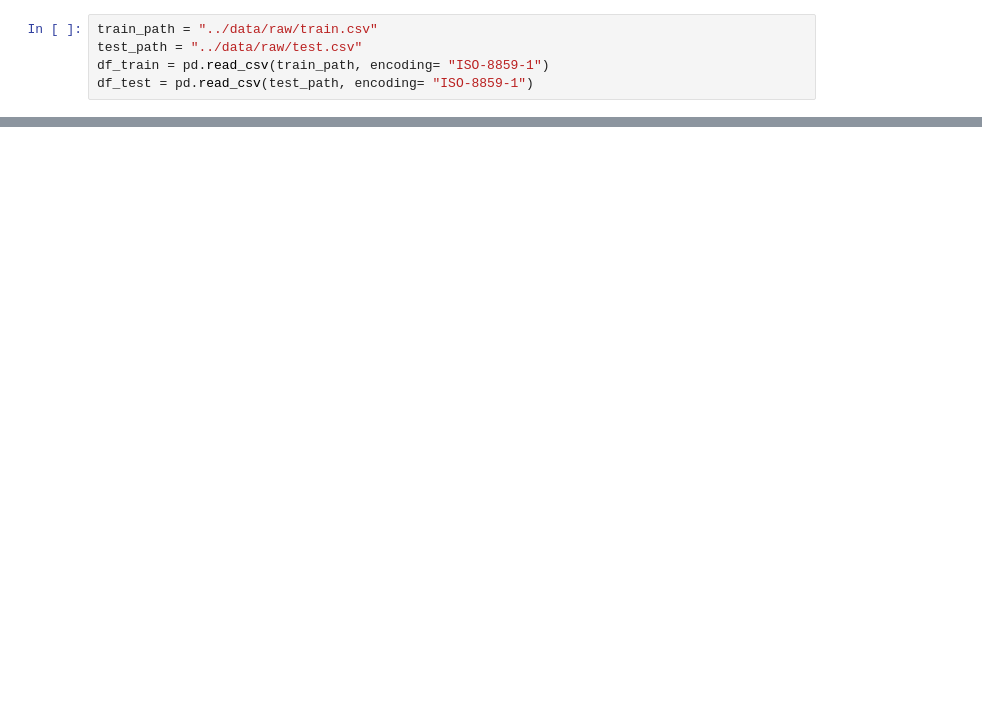
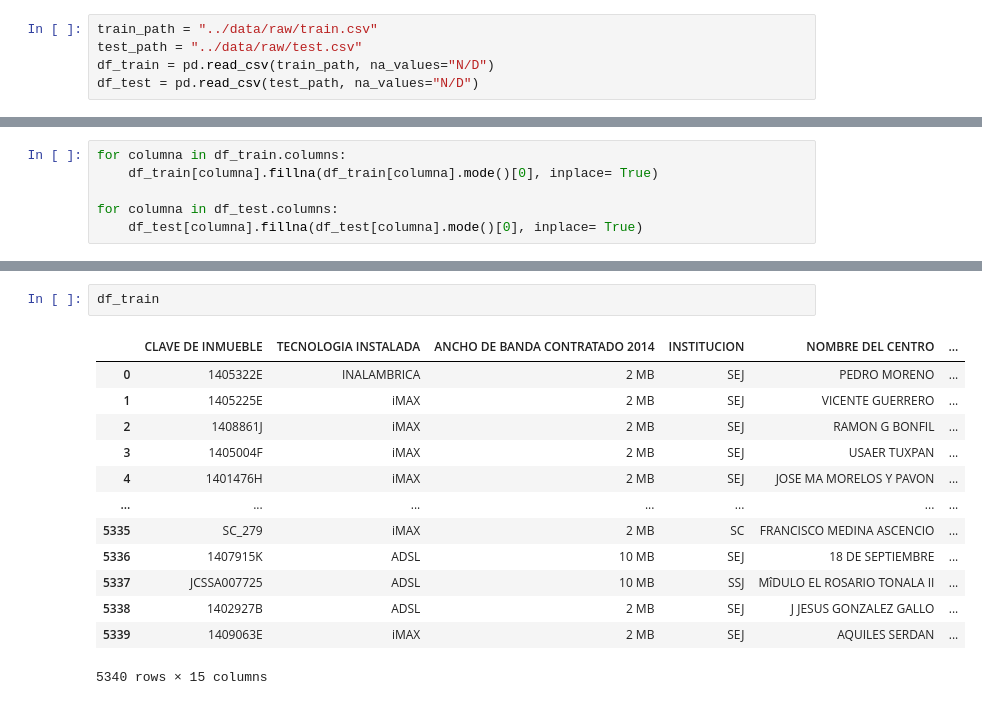
Before and after one commit to XTEP63/Conection_Points_Jalisco, a Jupyter notebook: notebooks/my_proyect.ipynb, the cells around one changed output, grey strips where cells are left out. Saved outputs shown, nothing was run; the diff lists cells and outputs as text; blank space fills up the shorter version.

```diff
--- a/notebooks/my_proyect.ipynb
+++ b/notebooks/my_proyect.ipynb
@@ -4,8 +7,8 @@ import sweetviz as sv
 # %%
 train_path = "../data/raw/train.csv"
 test_path = "../data/raw/test.csv"
-df_train = pd.read_csv(train_path, encoding= "ISO-8859-1")
-df_test = pd.read_csv(test_path, encoding= "ISO-8859-1")
+df_train = pd.read_csv(train_path, na_values="N/D")
+df_test = pd.read_csv(test_path, na_values="N/D")
 # %%
 df_train.info()
 # %% [output]
@@ -56,0 +75,6 @@ df["ANCHO DE BANDA CONTRATADO 2014"].fillna(df["ANCHO DE BANDA CONTRATADO 2014"]
+# %%
+for columna in df_train.columns:
+    df_train[columna].fillna(df_train[columna].mode()[0], inplace= True)
+
+for columna in df_test.columns:
+    df_test[columna].fillna(df_test[columna].mode()[0], inplace= True)
@@ -56,0 +132,16 @@ df["ANCHO DE BANDA CONTRATADO 2014"].fillna(df["ANCHO DE BANDA CONTRATADO 2014"]
+# %%
+df_train
+# %% [output]
+|  | CLAVE DE INMUEBLE | TECNOLOGIA INSTALADA | ANCHO DE BANDA CONTRATADO 2014 | INSTITUCION | NOMBRE DEL CENTRO | ... |
+| 0 | 1405322E | INALAMBRICA | 2 MB | SEJ | PEDRO MORENO | ... |
+| 1 | 1405225E | iMAX | 2 MB | SEJ | VICENTE GUERRERO | ... |
+| 2 | 1408861J | iMAX | 2 MB | SEJ | RAMON G BONFIL | ... |
+| 3 | 1405004F | iMAX | 2 MB | SEJ | USAER TUXPAN | ... |
+| 4 | 1401476H | iMAX | 2 MB | SEJ | JOSE MA MORELOS Y PAVON | ... |
+| ... | ... | ... | ... | ... | ... | ... |
+| 5335 | SC_279 | iMAX | 2 MB | SC | FRANCISCO MEDINA ASCENCIO | ... |
+| 5336 | 1407915K | ADSL | 10 MB | SEJ | 18 DE SEPTIEMBRE | ... |
+| 5337 | JCSSA007725 | ADSL | 10 MB | SSJ | MîDULO EL ROSARIO TONALA II | ... |
+| 5338 | 1402927B | ADSL | 2 MB | SEJ | J JESUS GONZALEZ GALLO | ... |
+| 5339 | 1409063E | iMAX | 2 MB | SEJ | AQUILES SERDAN | ... |
+5340 rows × 15 columns
```
Also changed, not shown: parts of 27 cells of this notebook, 2 other files.
